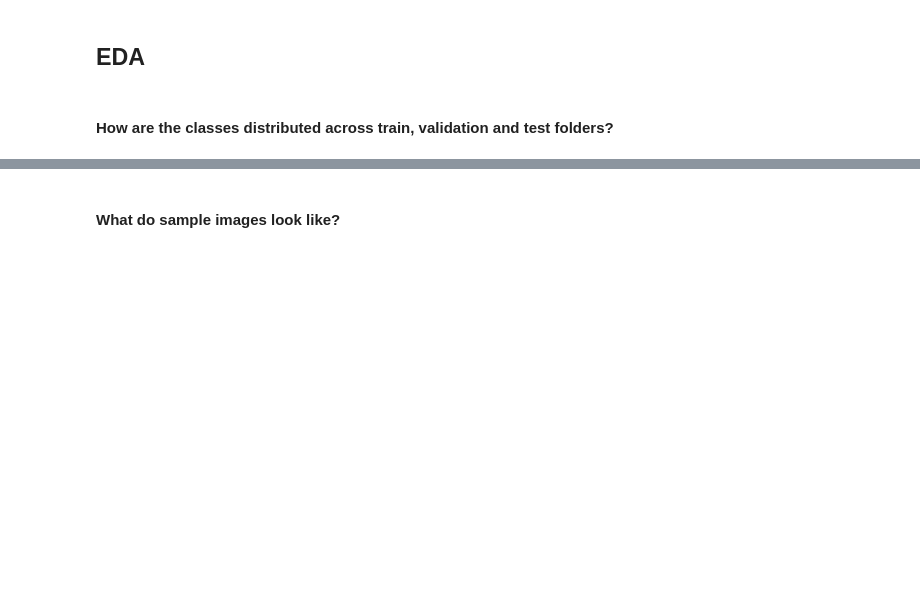
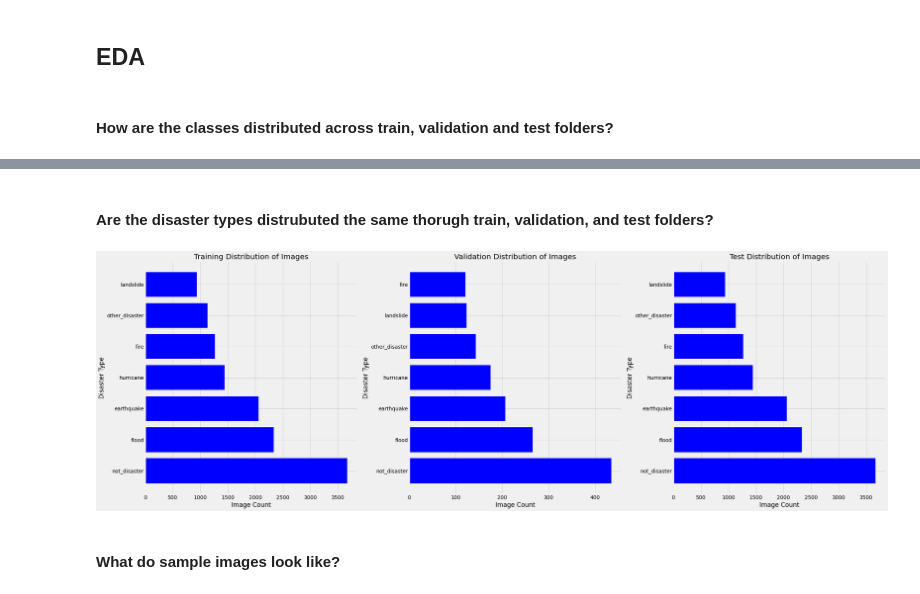
Before and after one commit to ryanreilly/phase_5_capstone, a Jupyter notebook: final_notebook.ipynb, the cells around one changed output, grey strips where cells are left out. Saved outputs shown, nothing was run; the diff lists cells and outputs as text; code cells hidden in the pictures; blank space fills up the shorter version.

```diff
--- a/final_notebook.ipynb
+++ b/final_notebook.ipynb
@@ -128,3 +127,51 @@ ax.set_title('Distribution of Images per Disaster Type');
+# %% [markdown]
+#### Are the disaster types distrubuted the same thorugh train, validation, and test folders?
+# %%
+#Create a bar chart of the top 5 most profitable movies in the top 3 most profitable months
+
+fig, (ax1, ax2, ax3) = plt.subplots(nrows = 1, ncols = 3, figsize = (30,10))
+
+
+#Train folder
+
+x1 = train['class_label'].value_counts().index
+y1 = train['class_label'].value_counts().values
+
+ax1.barh(x1,y1,color='b')
+
+ax1.set_title('Training Distribution of Images')
+ax1.set_xlabel('Image Count')
+ax1.set_ylabel('Disaster Type')
+
+
+#Validation folder
+
+x2 = validation['class_label'].value_counts().index
+y2 = validation['class_label'].value_counts().values
+
+
+ax2.barh(x2,y2,color='b')
+
+
+ax2.set_title('Validation Distribution of Images')
+ax2.set_xlabel('Image Count')
+ax2.set_ylabel('Disaster Type')
+
+#Test folder
+
+x3 = train['class_label'].value_counts().index
+y3 = train['class_label'].value_counts().values
+
+ax3.barh(x3,y3,color='b')
+
+ax3.set_title('Test Distribution of Images')
+ax3.set_xlabel('Image Count')
+ax3.set_ylabel('Disaster Type')
+
+plt.tight_layout()
+fig.savefig('images/distribution_splits.png');
+# %% [output]
+[figure, added]
 # %% [markdown]
 #### What do sample images look like?
 # %%
```
Also changed, not shown: parts of 15 cells of this notebook.
